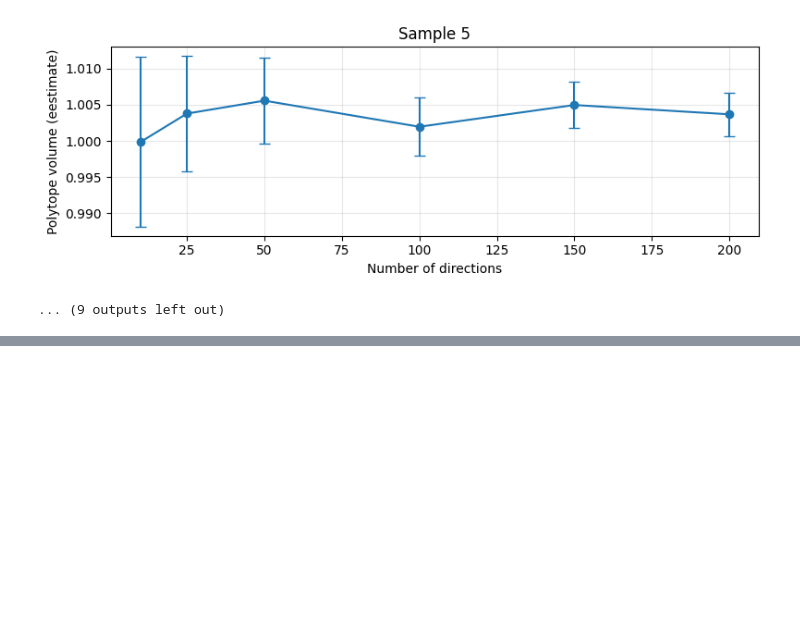
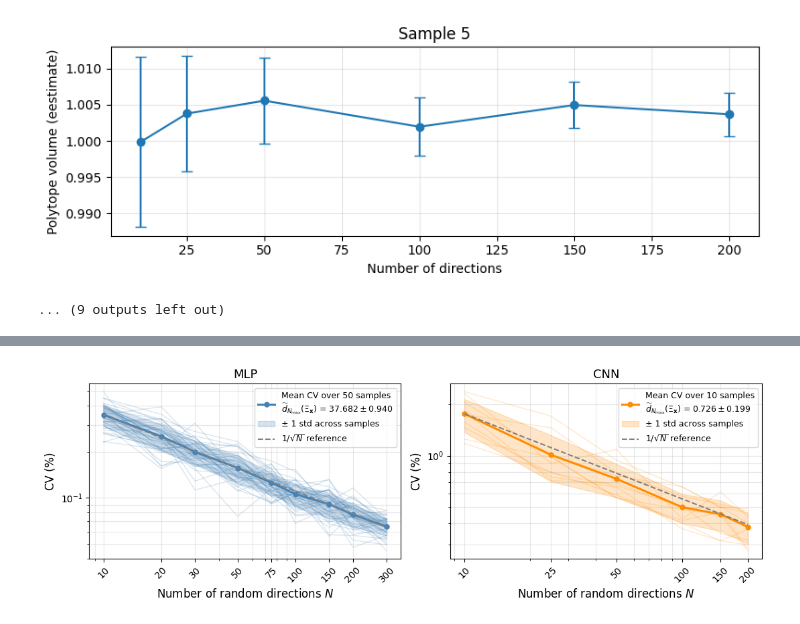
Before and after one commit to JeremCab/ErrorVolumePolytopes, a Jupyter notebook: notebooks/plot_convergence.ipynb, the cells around one changed output, grey strips where cells are left out. Saved outputs shown, nothing was run; the diff lists cells and outputs as text; code cells hidden in the pictures; blank space fills up the shorter version.

```diff
--- a/notebooks/plot_convergence.ipynb
+++ b/notebooks/plot_convergence.ipynb
@@ -153,0 +161,83 @@ Plot saved to ../results/convergence_cnn/convergence_cnn_sample5_bits4_plot.pdf
+# %%
+import glob, re
+
+def load_all_samples(results_dir, prefix):
+    pattern = os.path.join(results_dir, f"{prefix}sample*_bits4.json")
+    files   = sorted(glob.glob(pattern),
+                     key=lambda p: int(re.search(r'sample(\d+)', p).group(1)))
+    all_means, all_stds = [], []
+    ng = None
+    for fp in files:
+        with open(fp) as fh:
+            d = json.load(fh)
+        if ng is None:
+            ng = d["n_directions_grid"]
+        raw = d["results"]
+        all_means.append(np.array([raw[str(N)]["mean"] for N in ng]))
+        all_stds.append( np.array([raw[str(N)]["std"]  for N in ng]))
+    return ng, np.array(all_means), np.array(all_stds)
+
+mlp_ng, mlp_means, mlp_stds = load_all_samples("../results/convergence_mlp", "convergence_")
+cnn_ng, cnn_means, cnn_stds = load_all_samples("../results/convergence_cnn", "convergence_cnn_")
+print(f"MLP: {mlp_means.shape[0]} samples  N_grid={mlp_ng}  (N_max={mlp_ng[-1]})")
+print(f"CNN: {cnn_means.shape[0]} samples  N_grid={cnn_ng}  (N_max={cnn_ng[-1]})")
+
+# CV(%) = std_replications / mean * 100
+mlp_cv = mlp_stds / mlp_means * 100   # shape (n_mlp_samples, len(mlp_ng))
+cnn_cv = cnn_stds / cnn_means * 100   # shape (n_cnn_samples, len(cnn_ng))
+
+# Absolute mean widths at N_max across samples
+mlp_abs_mean = mlp_means[:, -1].mean()
+mlp_abs_std  = mlp_means[:, -1].std()
+cnn_abs_mean = cnn_means[:, -1].mean()
+cnn_abs_std  = cnn_means[:, -1].std()
+
+# ── 1×2 figure, one panel per architecture ────────────────────────────────────
+fig, axes = plt.subplots(1, 2, figsize=(11, 3.75))
+
+configs = [
+    ("MLP", mlp_cv, mlp_ng, "steelblue",  axes[0], mlp_abs_mean, mlp_abs_std),
+    ("CNN", cnn_cv, cnn_ng, "darkorange",  axes[1], cnn_abs_mean, cnn_abs_std),
+]
+
+for label, cv_mat, ng, col, ax, abs_mean, abs_std in configs:
+    n_samples = cv_mat.shape[0]
+    N_arr = np.array(ng, dtype=float)
+
+    # Individual CV% traces (thin, semi-transparent)
+    for i in range(n_samples):
+        ax.plot(N_arr, cv_mat[i], color=col, alpha=0.20, linewidth=1.0)
+
+    # Cross-sample mean ± 1 std band of CV%
+    mu  = cv_mat.mean(axis=0)
+    sig = cv_mat.std(axis=0)
+    ax.plot(N_arr, mu, color=col, linewidth=2.2, marker="o", markersize=5,
+            label=(f"Mean CV over {n_samples} samples\n"
+                   f"$\\widetilde{{d}}_{{N_{{\\max}}}}(\\Xi_\\mathbf{{x}})$ = "
+                   f"${abs_mean:.3f} \\pm {abs_std:.3f}$"))
+    ax.fill_between(N_arr, mu - sig, mu + sig, color=col, alpha=0.22,
+                    label="± 1 std across samples")
+
+    # 1/√N reference anchored at the first mean CV point
+    ref_scale = mu[0] * np.sqrt(N_arr[0])
+    ax.plot(N_arr, ref_scale / np.sqrt(N_arr), "--", color="gray", linewidth=1.5,
+            label=r"$1/\sqrt{N}$ reference")
+
+    ax.set_xscale("log")
+    ax.set_yscale("log")
+    ax.set_xlabel("Number of random directions $N$", fontsize=12)
+    ax.set_ylabel("CV (%)", fontsize=12)
+    ax.set_title(label, fontsize=13)
+    ax.set_xticks(ng)
+    ax.get_xaxis().set_major_formatter(plt.ScalarFormatter())
+    ax.tick_params(axis='x', rotation=45)
+    ax.legend(fontsize=9, loc="upper right")
+    ax.grid(True, which="both", alpha=0.3)
+
+plt.tight_layout()
+
+out = "../results/figures/convergence_cv_multi_sample.pdf"
+plt.savefig(out, bbox_inches="tight")
+print(f"Saved to {out}")
+plt.show()
+# %% [output]
@@ -153,0 +247 @@ Plot saved to ../results/convergence_cnn/convergence_cnn_sample5_bits4_plot.pdf
+[figure, added]
```
Also changed, not shown: parts of 2 cells of this notebook, 21 other files.
